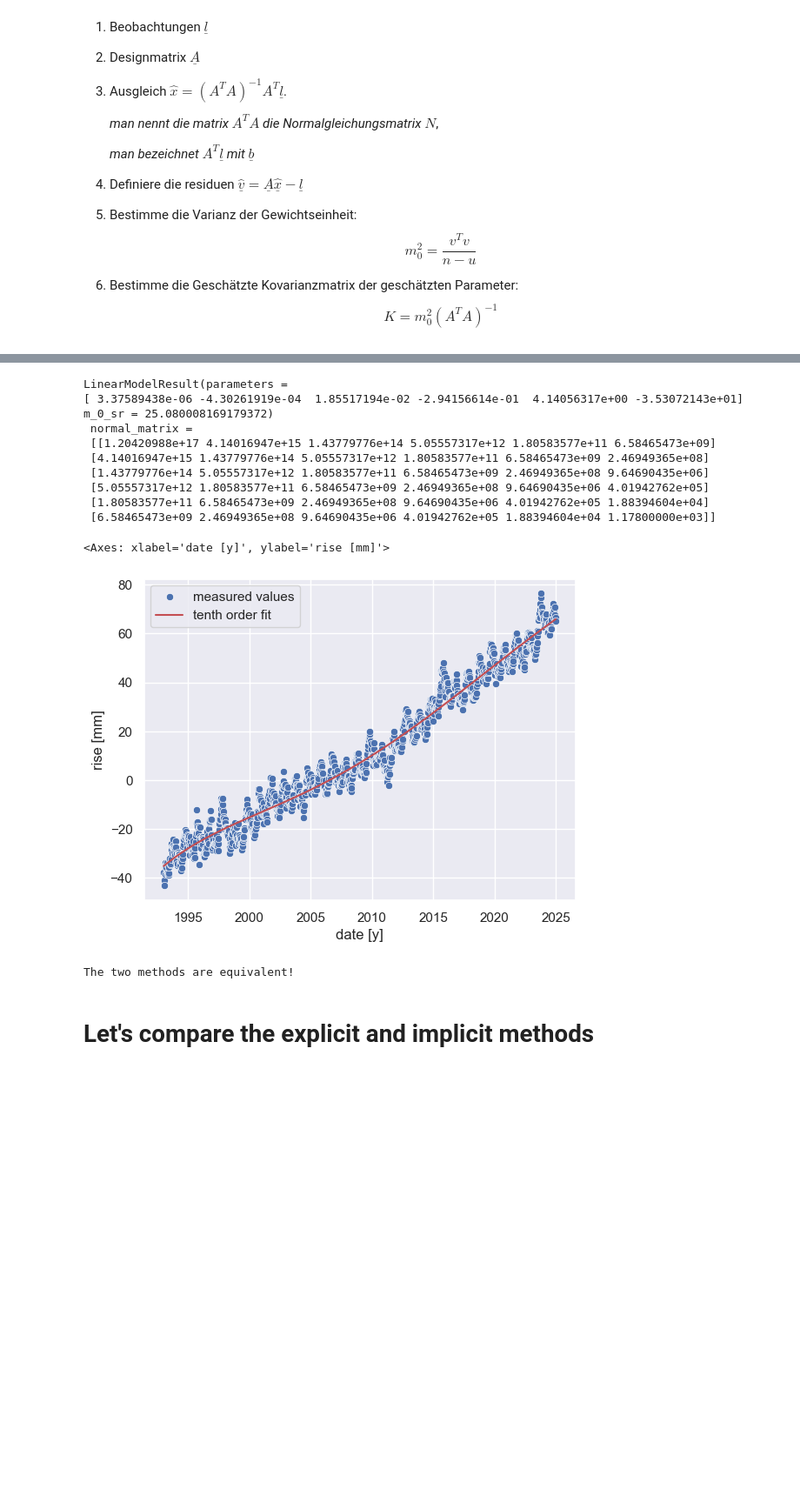
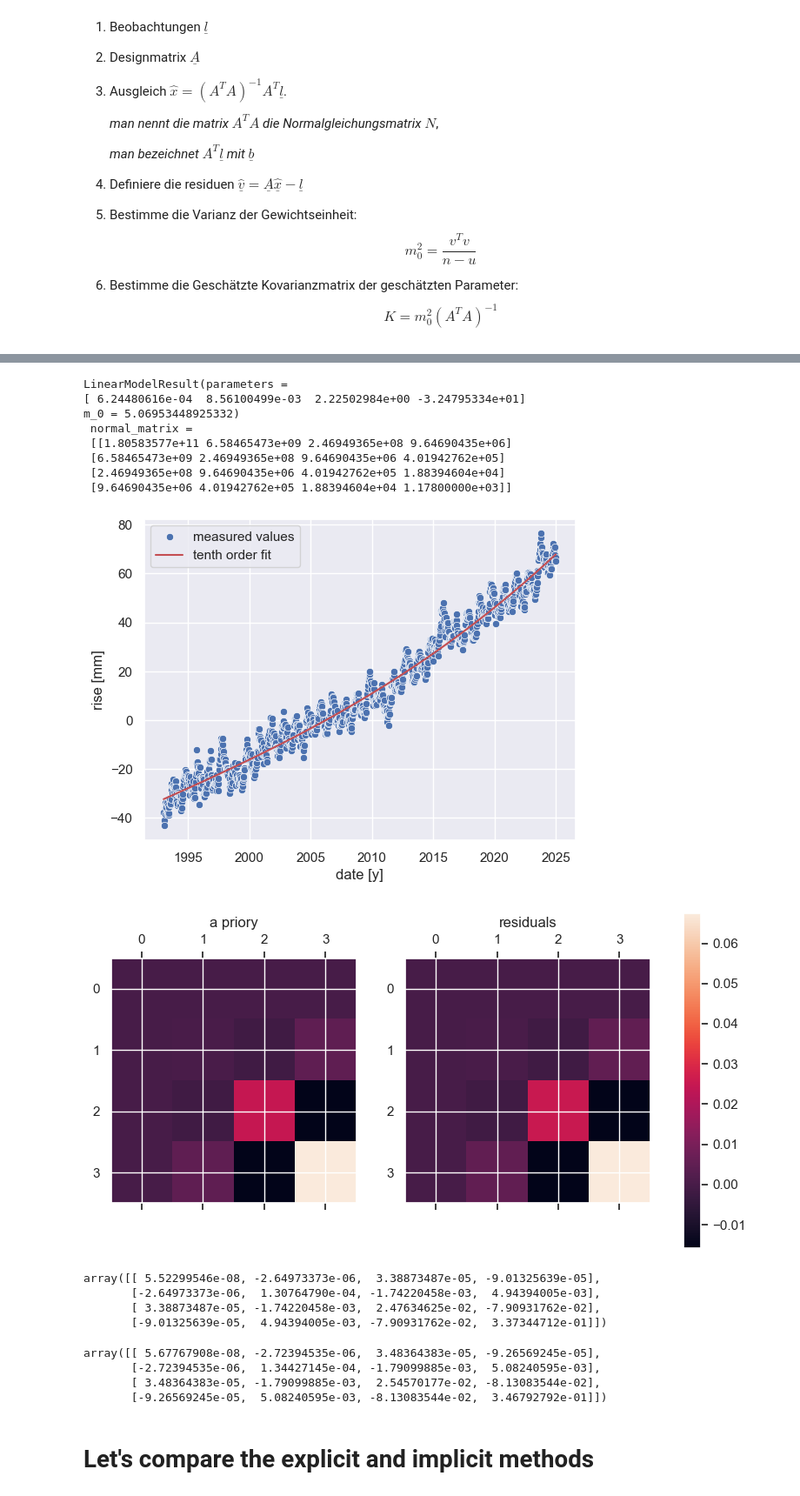
Before and after one commit to SecretGmG/nmp_exercises, a Jupyter notebook: ex_03/Sigrist_Serie_3.ipynb, the cells around one changed output, grey strips where cells are left out. Shown at 87% size. Cells and saved outputs as stored; diff of their text form; code cells hidden in the pictures; blank space fills up the shorter version.

```diff
--- a/ex_03/Sigrist_Serie_3.ipynb
+++ b/ex_03/Sigrist_Serie_3.ipynb
@@ -176,35 +195,52 @@ m_0_sr = 34.47255487445203)
 # %%
-data['relative date [y]'] = data['date [y]'] - data['date [y]'].min()
-
-A = nmp_util.poly_design_matrix(5, data['relative date [y]'])
-poly_fit = nmp_util.normal_equation(data['rise [mm]'], A)
+poly_fit = nmp_util.poly_fit(data['relative date [y]'], data['rise [mm]'], 3)
 
 display(poly_fit)
+
 data['poly fit [mm]'] = np.polyval(poly_fit.parameters, data['relative date [y]'])
 
 sns.scatterplot(data, x = 'date [y]', y = 'rise [mm]', label = 'measured values')
 sns.lineplot(data, x = 'date [y]', y = 'poly fit [mm]', c = 'r', label = 'tenth order fit')
+plt.show()
 # %% [output]
 LinearModelResult(parameters =
-[ 3.37589438e-06 -4.30261919e-04  1.85517194e-02 -2.94156614e-01  4.14056317e+00 -3.53072143e+01]
-m_0_sr = 25.080008169179372)
+[ 6.24480616e-04  8.56100499e-03  2.22502984e+00 -3.24795334e+01]
+m_0 = 5.06953448925332)
  normal_matrix =
- [[1.20420988e+17 4.14016947e+15 1.43779776e+14 5.05557317e+12 1.80583577e+11 6.58465473e+09]
- [4.14016947e+15 1.43779776e+14 5.05557317e+12 1.80583577e+11 6.58465473e+09 2.46949365e+08]
- [1.43779776e+14 5.05557317e+12 1.80583577e+11 6.58465473e+09 2.46949365e+08 9.64690435e+06]
- [5.05557317e+12 1.80583577e+11 6.58465473e+09 2.46949365e+08 9.64690435e+06 4.01942762e+05]
- [1.80583577e+11 6.58465473e+09 2.46949365e+08 9.64690435e+06 4.01942762e+05 1.88394604e+04]
- [6.58465473e+09 2.46949365e+08 9.64690435e+06 4.01942762e+05 1.88394604e+04 1.17800000e+03]]
+ [[1.80583577e+11 6.58465473e+09 2.46949365e+08 9.64690435e+06]
+ [6.58465473e+09 2.46949365e+08 9.64690435e+06 4.01942762e+05]
+ [2.46949365e+08 9.64690435e+06 4.01942762e+05 1.88394604e+04]
+ [9.64690435e+06 4.01942762e+05 1.88394604e+04 1.17800000e+03]]
-<Axes: xlabel='date [y]', ylabel='rise [mm]'>
-[figure, old version]
+[figure, new version]
-# %%
-direct_polyfit = nmp_util.poly_fit(3, np.arange(5)+4, np.arange(5))
-via_design_matrix = nmp_util.normal_equation(np.arange(5)+4, nmp_util.poly_design_matrix(3, np.arange(5)))
-
-assert np.allclose(direct_polyfit.parameters, via_design_matrix.parameters), 'The two methods are not equivalent!'
-assert np.allclose(direct_polyfit.normal_matrix, via_design_matrix.normal_matrix), 'The two methods are not equivalent!'
-print('The two methods are equivalent!')
-# %% [output]
-The two methods are equivalent!
+# %%
+sigma_0 = 5 # mm   This is just a guess, how do i determine sigma_0 in this case ?
+
+cofactor_matrix = poly_fit.cofactor_matrix
+vmin = np.min(cofactor_matrix)*sigma_0
+vmax = np.max(cofactor_matrix)*sigma_0
+
+
+plt.figure(figsize=(10,5))
+ax1 = plt.subplot(1,2,1)
+ax1.set_title('a priory')
+im = ax1.matshow(cofactor_matrix * sigma_0**2, vmin = vmin, vmax = vmax)
+ax2 = plt.subplot(1,2,2)
+ax2.set_title('residuals')
+ax2.matshow(cofactor_matrix * poly_fit.rse**2, vmin = vmin, vmax = vmax)
+plt.colorbar(im, ax=[ax1, ax2])
+plt.show()
+
+display(cofactor_matrix*sigma_0**2)
+display(cofactor_matrix*poly_fit.rse**2)
+# %% [output]
+[figure, added]
+array([[ 5.52299546e-08, -2.64973373e-06,  3.38873487e-05, -9.01325639e-05],
+       [-2.64973373e-06,  1.30764790e-04, -1.74220458e-03,  4.94394005e-03],
+       [ 3.38873487e-05, -1.74220458e-03,  2.47634625e-02, -7.90931762e-02],
+       [-9.01325639e-05,  4.94394005e-03, -7.90931762e-02,  3.37344712e-01]])
+array([[ 5.67767908e-08, -2.72394535e-06,  3.48364383e-05, -9.26569245e-05],
+       [-2.72394535e-06,  1.34427145e-04, -1.79099885e-03,  5.08240595e-03],
+       [ 3.48364383e-05, -1.79099885e-03,  2.54570177e-02, -8.13083544e-02],
+       [-9.26569245e-05,  5.08240595e-03, -8.13083544e-02,  3.46792792e-01]])
 # %% [markdown]
 # Let's compare the explicit and implicit methods
```
Also changed, not shown: parts of 11 cells of this notebook, 2 other files.
